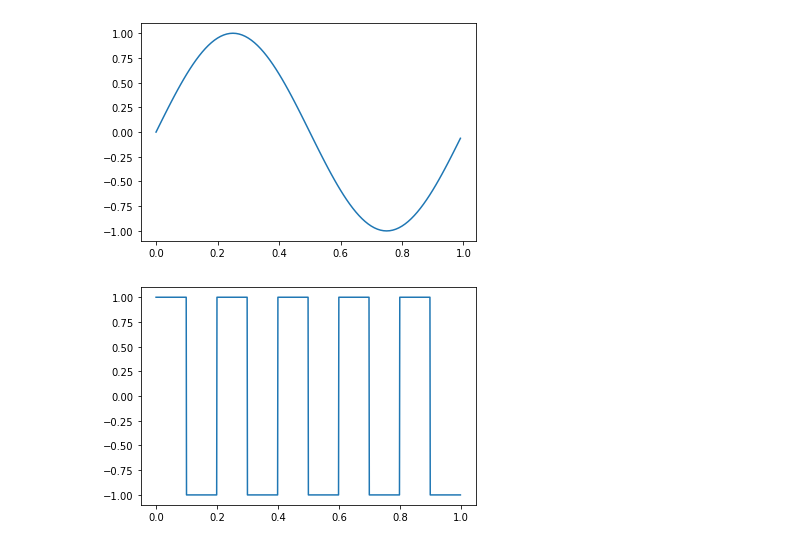
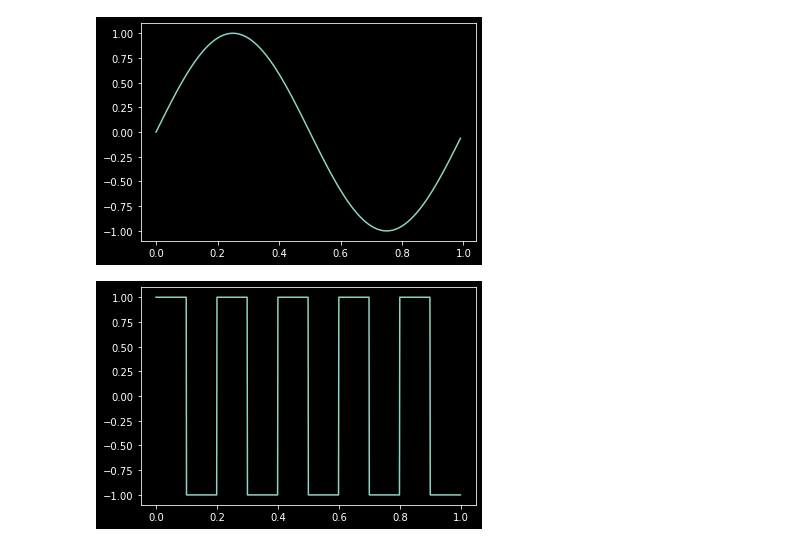
Before and after one commit to gcrisafio/PDS, a Jupyter notebook: Trabajos Semanales/TS1.ipynb, the cells around one changed output. Drawn from its saved outputs; the diff is of its cells as text; code cells hidden in the pictures.

```diff
--- a/Trabajos Semanales/TS1.ipynb
+++ b/Trabajos Semanales/TS1.ipynb
@@ -34,4 +34,8 @@ N = fs # muestras (Normalizamos para ver mejor el grafico)
 
 tt, xx = mi_funcion_sen( vmax = 1, dc = 0, ff = 1, ph=0, nn = N, fs = fs)
 plt.plot(tt, xx);
+
+# Configurar el estilo del gráfico
+plt.style.use('dark_background')
+# plt.grid(color='white', linestyle='--', linewidth=0.25)
 # %% [output]
@@ -43,34 +47,38 @@ plt.plot(tt, xx);
 # Definimos la función senoidal con los parámetros que nos piden
 def mi_funcion_sen(vmax, dc, ff, ph, nn, fs):
 
   ## Tiempo
   # Creamos un vector de tiempo con nn muestras y fs frecuencia de muestreo
   Ts = 1/fs # step = periodo de muestreo Ts (ADC)
   T_exploracion = nn*Ts # Tiempo de exploracion = N . Ts
   tt = np.arange(start = 0, stop = T_exploracion, step = Ts)
 
   ## Signal
   # Calculamos la señal senoidal con la fórmula: x(t) = vmax * sin(2 * pi * ff * t + ph) + dc
   xx = vmax * np.sin(2 * np.pi * ff * tt + ph) + dc
   # Devolvemos el vector de tiempo y la señal senoidal
   return tt, xx
 
 fs = 100. #[Hz] Definido por ADC
   # NOTA: usar escalares con X. para usar variables tipo enteras en procesador
 N = fs # muestras (Normalizamos para ver mejor el grafico)
 
 # In:
 #   .la amplitud máxima de la senoidal (volts)
 #   .su valor medio (volts)
 #   .la frecuencia (Hz)
 #   .la fase (radianes)
 #   .la cantidad de muestras digitalizada por el ADC (N muestras)
 #   .la frecuencia de muestreo del ADC.
 
 tt, xx = mi_funcion_sen( vmax = 1, dc = 0, ff = 1, ph=0, nn = N, fs = fs)
 plt.plot(tt, xx);
+
+# Configurar el estilo del gráfico
+plt.style.use('dark_background')
+# plt.grid(color='white', linestyle='--', linewidth=0.25)
 # %% [output]
-[figure, old version]
+[figure, new version]
 # %%
 # Implementar alguna otra señal propia de un generador de señales.
 
@@ -101,5 +109,9 @@ N = fs # muestras (Normalizamos para ver mejor el grafico)
 
 tt, xx = mi_funcion_cuad( vmax = 1, dc = 0, ff = 5, ph=0, nn = N, fs = fs)
 plt.plot(tt, xx);
+
+# Configurar el estilo del gráfico
+plt.style.use('dark_background')
+# plt.grid(color='white', linestyle='--', linewidth=0.25)
 # %% [output]
-[figure, old version]
+[figure, new version]
```
Also changed, not shown: parts of 1 cell of this notebook.
